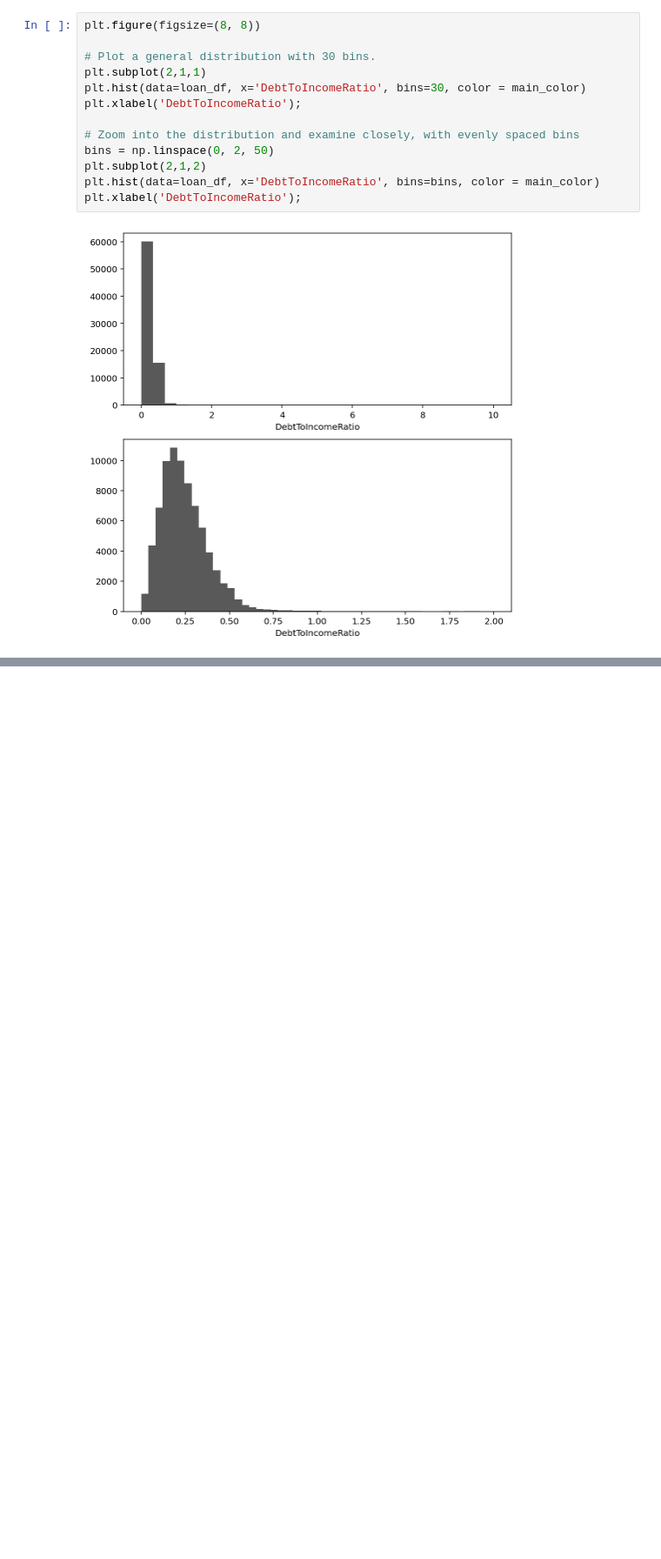
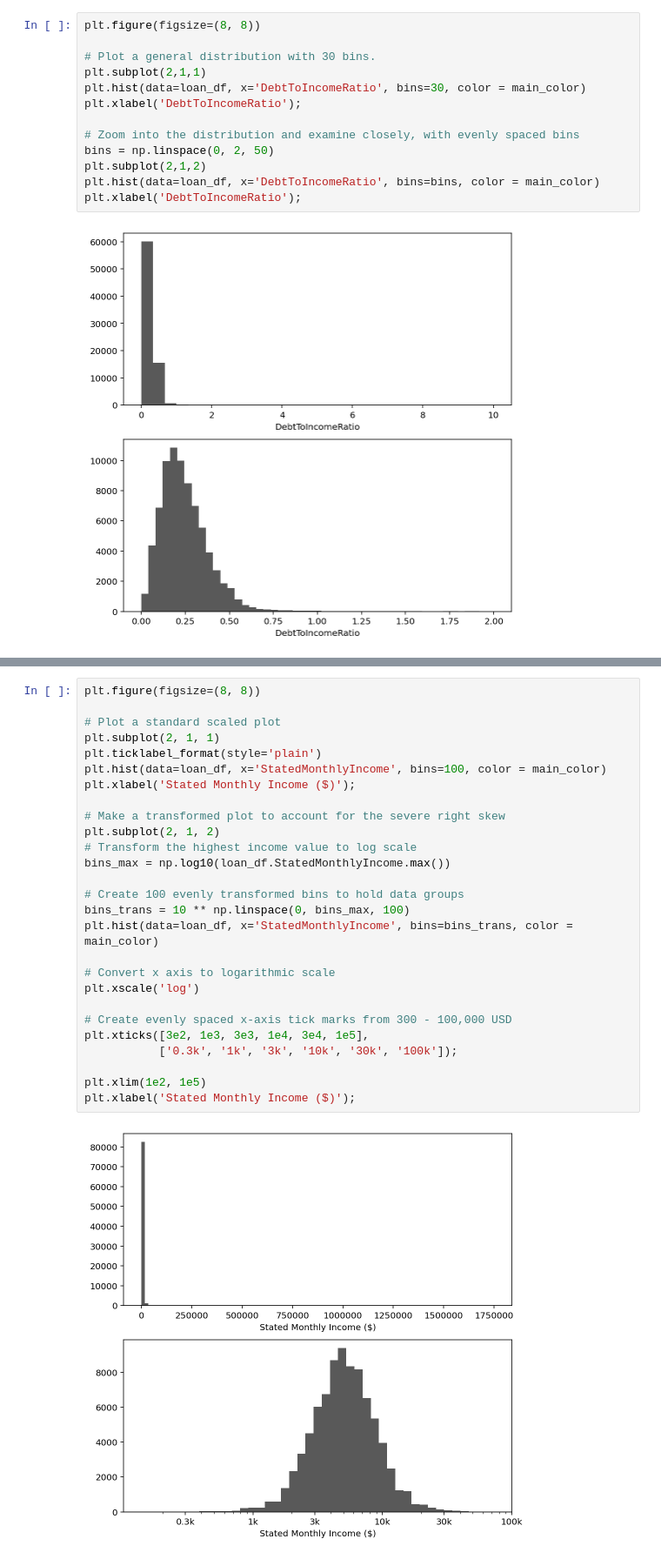
Before and after one commit to Lippins/Prosper-Loan-Data, a Jupyter notebook: exploration.ipynb, the cells around one changed output, grey strips where cells are left out. Shown at 87% size. Cells and saved outputs as stored; diff of their text form; blank space fills up the shorter version.

Commit message:
Explore Income and loan amount univariate

```diff
--- a/exploration.ipynb
+++ b/exploration.ipynb
@@ -413,0 +419,29 @@ plt.xlabel('DebtToIncomeRatio');
+# %%
+plt.figure(figsize=(8, 8))
+
+# Plot a standard scaled plot
+plt.subplot(2, 1, 1)
+plt.ticklabel_format(style='plain')
+plt.hist(data=loan_df, x='StatedMonthlyIncome', bins=100, color = main_color)
+plt.xlabel('Stated Monthly Income ($)');
+
+# Make a transformed plot to account for the severe right skew
+plt.subplot(2, 1, 2)
+# Transform the highest income value to log scale
+bins_max = np.log10(loan_df.StatedMonthlyIncome.max())
+
+# Create 100 evenly transformed bins to hold data groups
+bins_trans = 10 ** np.linspace(0, bins_max, 100)
+plt.hist(data=loan_df, x='StatedMonthlyIncome', bins=bins_trans, color = main_color)
+
+# Convert x axis to logarithmic scale
+plt.xscale('log')
+
+# Create evenly spaced x-axis tick marks from 300 - 100,000 USD
+plt.xticks([3e2, 1e3, 3e3, 1e4, 3e4, 1e5],
+           ['0.3k', '1k', '3k', '10k', '30k', '100k']);
+
+plt.xlim(1e2, 1e5)
+plt.xlabel('Stated Monthly Income ($)');
+# %% [output]
+[figure, added]
```
Also changed, not shown: parts of 6 cells of this notebook.
